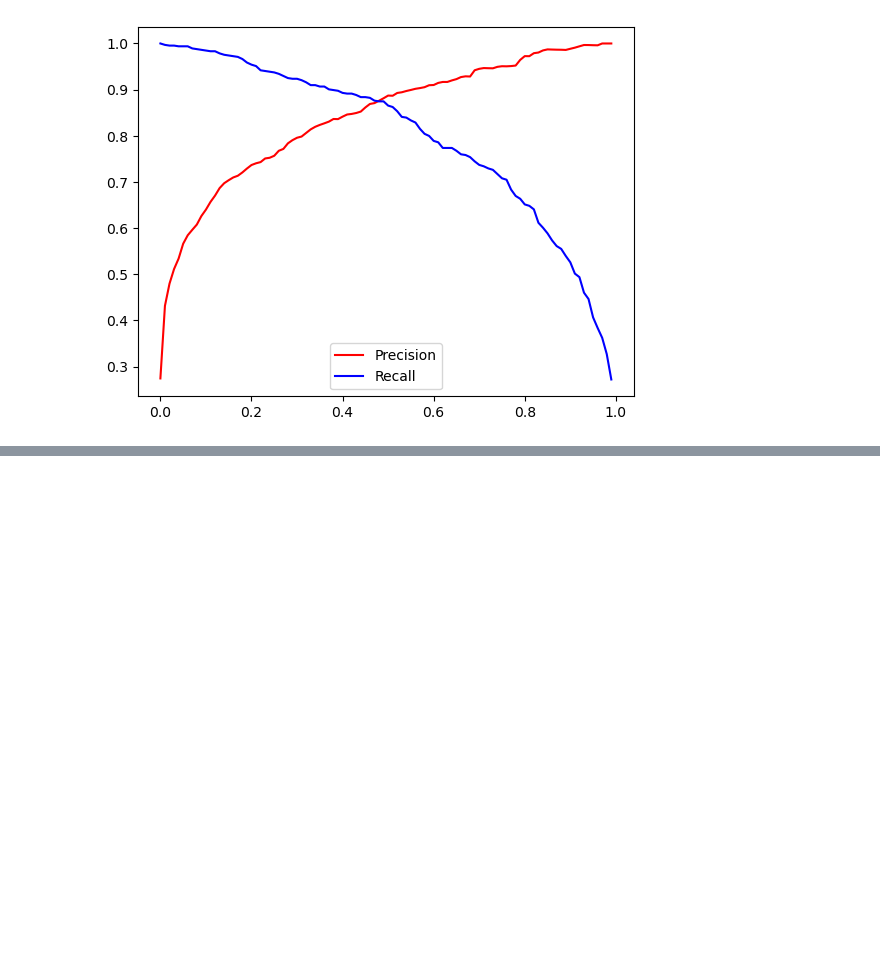
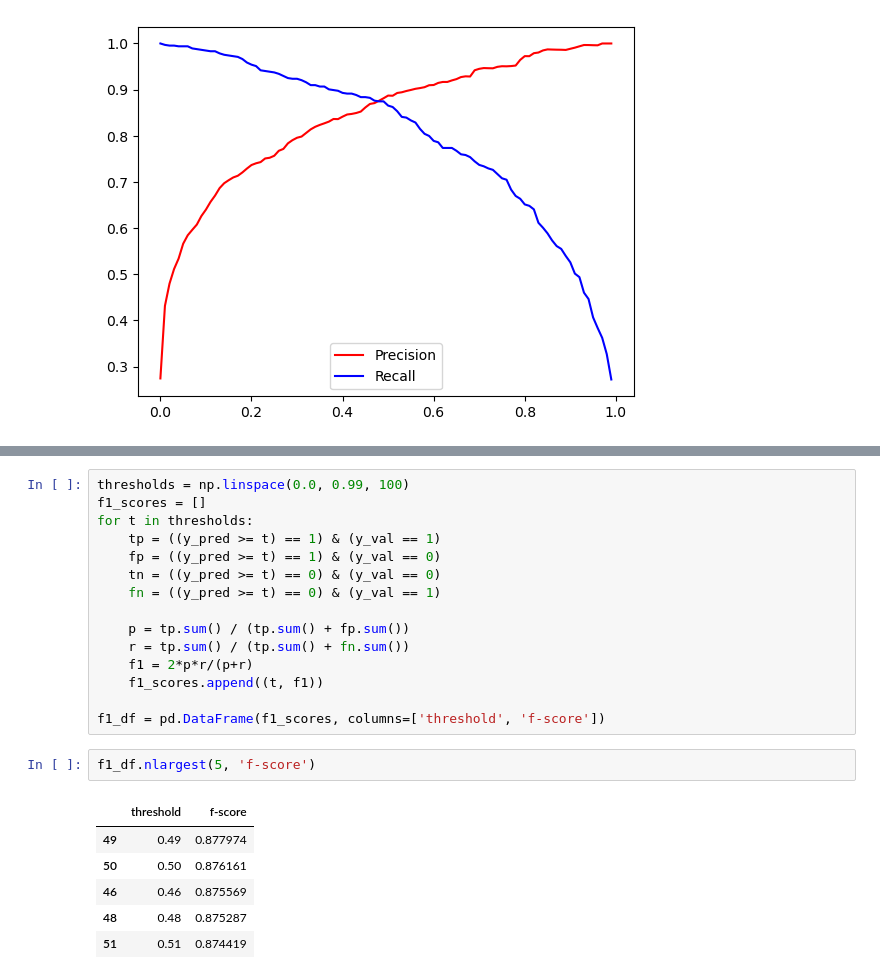
Before and after one commit to capac/ml-zoomcamp, a Jupyter notebook: 2023/homework/04/homework_04.ipynb, the cells around one changed output, grey strips where cells are left out. Cells and saved outputs as stored; diff of their text form; blank space fills up the shorter version.

```diff
--- a/2023/homework/04/homework_04.ipynb
+++ b/2023/homework/04/homework_04.ipynb
@@ -160,0 +176,24 @@ p_r_df[['threshold', 'p_r_diff']][46:50]
+# %%
+thresholds = np.linspace(0.0, 0.99, 100)
+f1_scores = []
+for t in thresholds:
+    tp = ((y_pred >= t) == 1) & (y_val == 1)
+    fp = ((y_pred >= t) == 1) & (y_val == 0)
+    tn = ((y_pred >= t) == 0) & (y_val == 0)
+    fn = ((y_pred >= t) == 0) & (y_val == 1)
+
+    p = tp.sum() / (tp.sum() + fp.sum())
+    r = tp.sum() / (tp.sum() + fn.sum())
+    f1 = 2*p*r/(p+r)
+    f1_scores.append((t, f1))
+
+f1_df = pd.DataFrame(f1_scores, columns=['threshold', 'f-score'])
+# %%
+f1_df.nlargest(5, 'f-score')
+# %% [output]
+|  | threshold | f-score |
+| 49 | 0.49 | 0.877974 |
+| 50 | 0.50 | 0.876161 |
+| 46 | 0.46 | 0.875569 |
+| 48 | 0.48 | 0.875287 |
+| 51 | 0.51 | 0.874419 |
```
Also changed, not shown: parts of 4 cells of this notebook.
